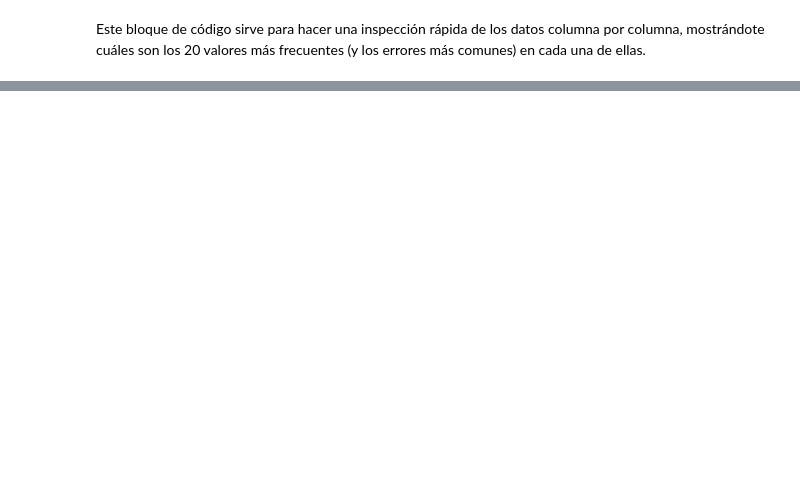
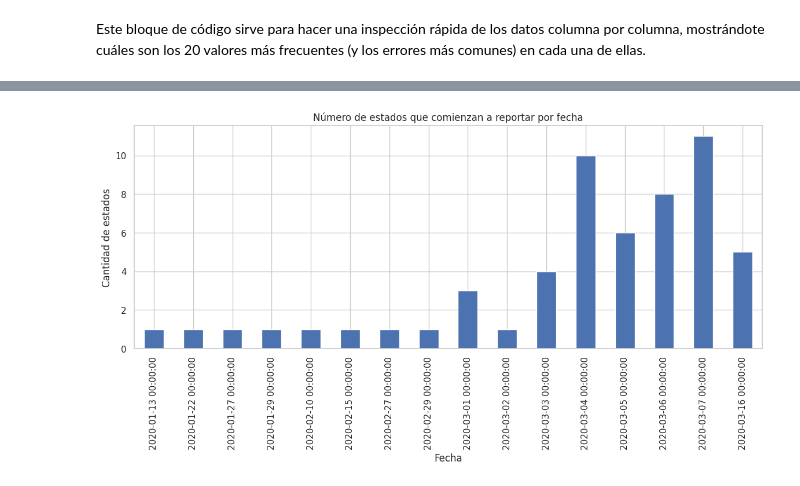
Before and after one commit to Bootcamp-DA-P2/Proyecto-EDA-Exploratory-Data-Analysis-Grupo-3, a Jupyter notebook: notebooks/Proyecto5_Bootcamp_DA2_Grupo3.ipynb, the cells around one changed output, grey strips where cells are left out. Cells and saved outputs as stored; diff of their text form; code cells hidden in the pictures; blank space fills up the shorter version.

```diff
--- a/notebooks/Proyecto5_Bootcamp_DA2_Grupo3.ipynb
+++ b/notebooks/Proyecto5_Bootcamp_DA2_Grupo3.ipynb
@@ -545,0 +577,6 @@ Name: count, dtype: int64
+# %%
+first_reporting = (
+    df_data.groupby("state")["date"]
+    .min()
+    .sort_values()
+)
@@ -545,0 +605,16 @@ Name: count, dtype: int64
+# %%
+first_reporting.value_counts().sort_index().plot(
+    kind="bar",
+    figsize=(14,5)
+)
+
+plt.title(
+    "Número de estados que comienzan a reportar por fecha"
+)
+
+plt.xlabel("Fecha")
+plt.ylabel("Cantidad de estados")
+
+plt.show()
+# %% [output]
+[figure, added]
```
Also changed, not shown: parts of 114 cells of this notebook, 1 other file.
